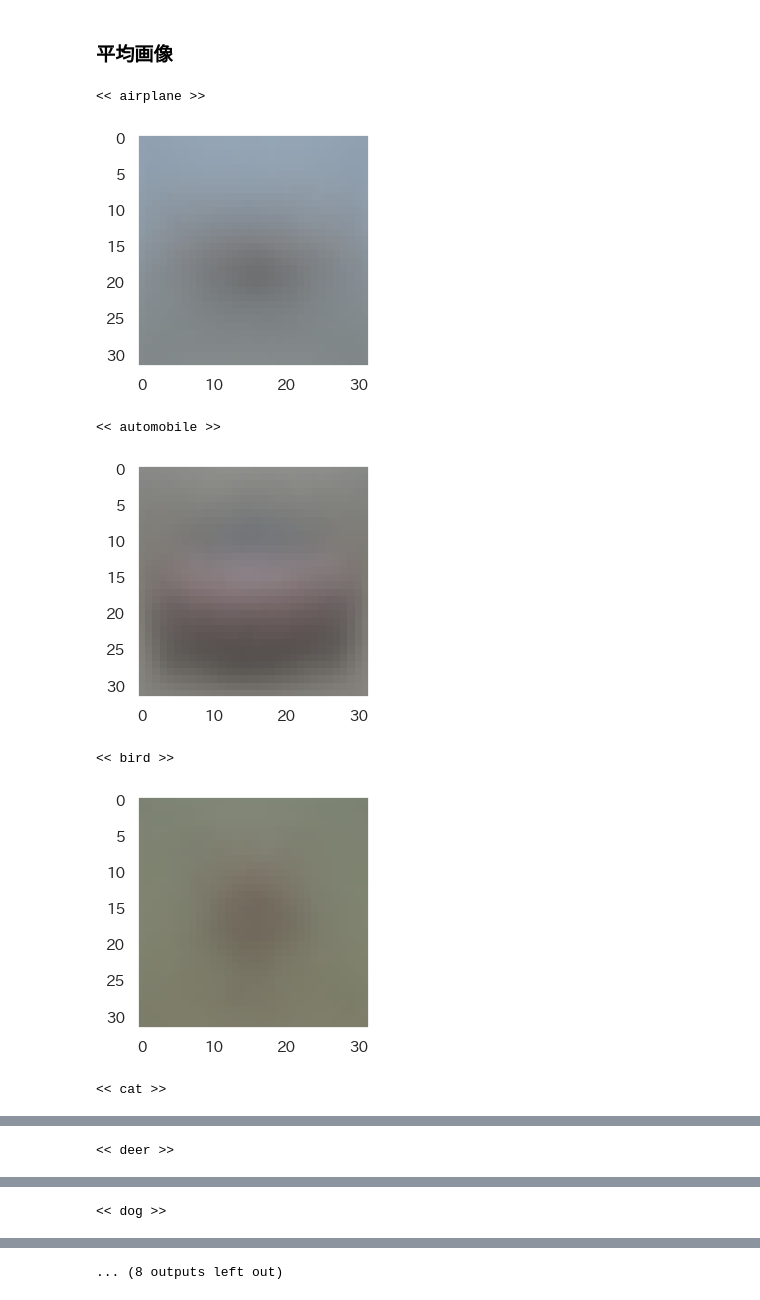
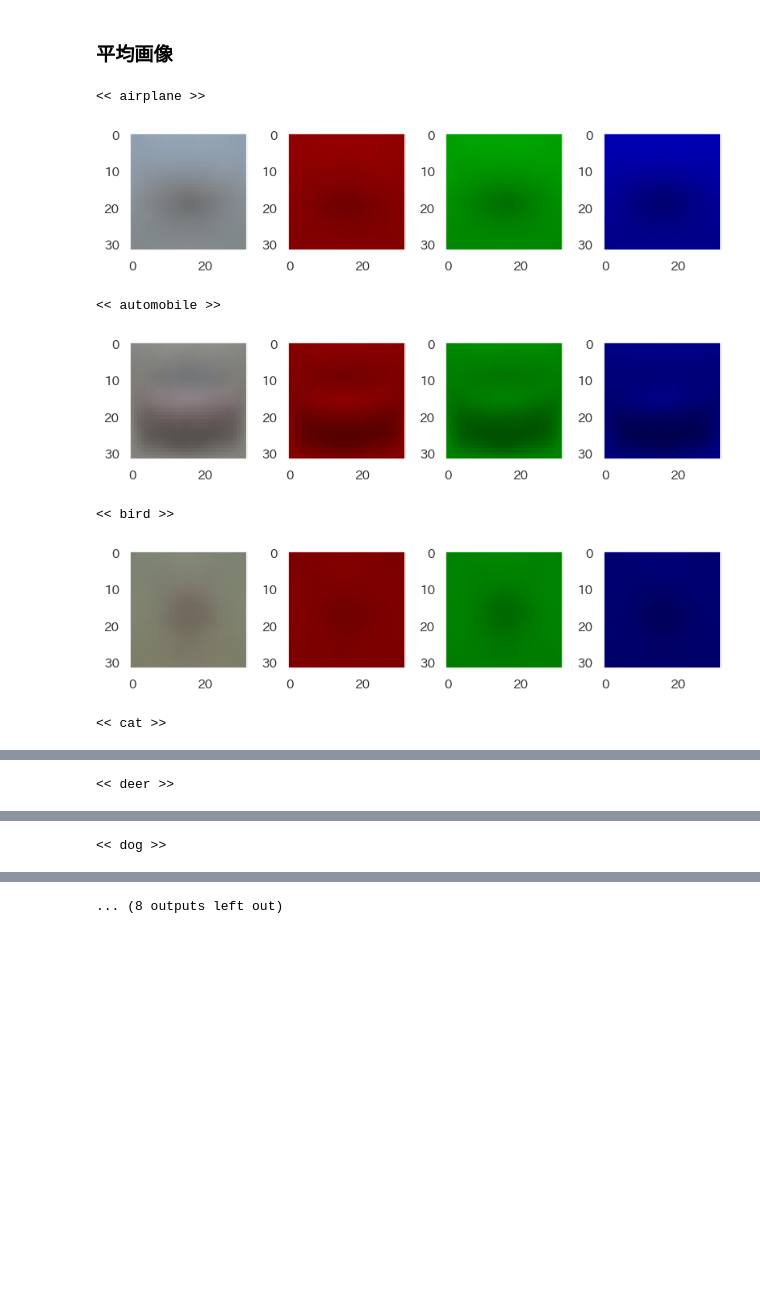
Before and after one commit to ryoma-jp/samples, a Jupyter notebook: python/templates/data_analysis/work/nb_samples/image_data_classification-keras_cnn/image_data_analysis.ipynb, the cells around one changed output, grey strips where cells are left out. Saved outputs shown, nothing was run; the diff lists cells and outputs as text; code cells hidden in the pictures; blank space fills up the shorter version.

Commit message:
update to get mean images

```diff
--- a/python/templates/data_analysis/work/nb_samples/image_data_classification-keras_cnn/image_data_analysis.ipynb
+++ b/python/templates/data_analysis/work/nb_samples/image_data_classification-keras_cnn/image_data_analysis.ipynb
@@ -108,20 +108,38 @@ for label_id in range(10):
 # %% [markdown]
 ### 平均画像
 # %%
+mask_r = [1, 0, 0]
+mask_g = [0, 1, 0]
+mask_b = [0, 0, 1]
 for label_id in range(10):
     label_idx = np.arange(len(dict_y['train']))[dict_y['train']==label_id]
     train_images = dict_x['train'][label_idx]
 
     print(f'<< {dict_y["label_names"][label_id]} >>')
-    plt.figure(figsize=(3, 3))
-    plt.imshow(train_images.mean(axis=0).astype(int))
+    plt.figure(figsize=(2*4, 2))
+    img_mean = train_images.mean(axis=0).astype(int)
+
+    plt.subplot(141)
     plt.grid(False)
+    plt.imshow(img_mean)
+    plt.subplot(142)
+    plt.grid(False)
+    plt.imshow(img_mean * mask_r)
+    plt.subplot(143)
+    plt.grid(False)
+    plt.imshow(img_mean * mask_g)
+    plt.subplot(144)
+    plt.grid(False)
+    plt.imshow(img_mean * mask_b)
+    plt.grid(False)
+
+    plt.tight_layout()
     plt.show()
 # %% [output]
 << airplane >>
-[figure, old version]
+[figure, new version]
 << automobile >>
-[figure, old version]
+[figure, new version]
 << bird >>
-[figure, old version]
+[figure, new version]
 << cat >>
```
Also changed, not shown: parts of 1 cell of this notebook.
